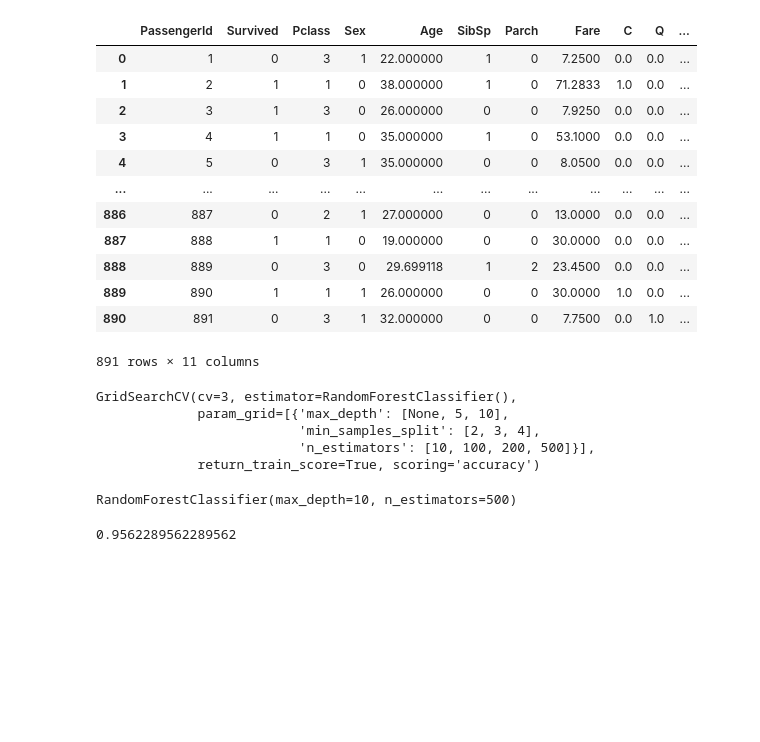
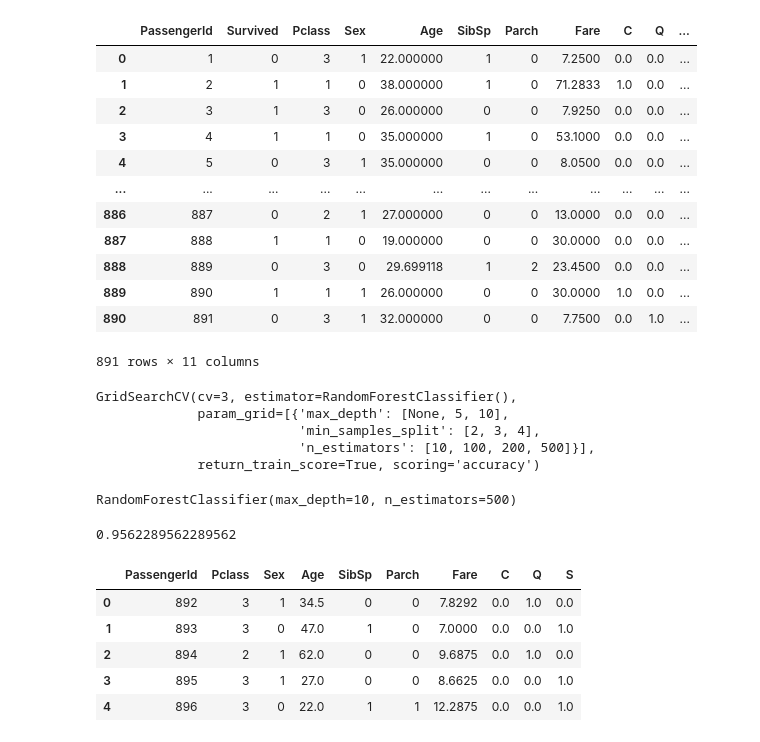
Before and after one commit to Nathnael12/Kaggle-Titanic_Survivors_prediction, a Jupyter notebook: notebooks/survivors.ipynb, the cells around one changed output. Saved outputs shown, nothing was run; the diff lists cells and outputs as text; code cells hidden in the pictures; blank space fills up the shorter version.

```diff
--- a/notebooks/survivors.ipynb
+++ b/notebooks/survivors.ipynb
@@ -315,3 +315,14 @@ RandomForestClassifier(max_depth=10, n_estimators=500)
 prod_clf.score(X_final_data,y_final_data)
 # %% [output]
 0.9562289562289562
+# %%
+titanic_test_data=pd.read_csv("../data/test.csv")
+titanic_test_data=pipline.fit_transform(titanic_test_data)
+titanic_test_data.head()
+# %% [output]
+|  | PassengerId | Pclass | Sex | Age | SibSp | Parch | Fare | C | Q | S |
+| 0 | 892 | 3 | 1 | 34.5 | 0 | 0 | 7.8292 | 0.0 | 1.0 | 0.0 |
+| 1 | 893 | 3 | 0 | 47.0 | 1 | 0 | 7.0000 | 0.0 | 0.0 | 1.0 |
+| 2 | 894 | 2 | 1 | 62.0 | 0 | 0 | 9.6875 | 0.0 | 1.0 | 0.0 |
+| 3 | 895 | 3 | 1 | 27.0 | 0 | 0 | 8.6625 | 0.0 | 0.0 | 1.0 |
+| 4 | 896 | 3 | 0 | 22.0 | 1 | 1 | 12.2875 | 0.0 | 0.0 | 1.0 |
```
Also changed, not shown: parts of 5 cells of this notebook, 1 other file.
